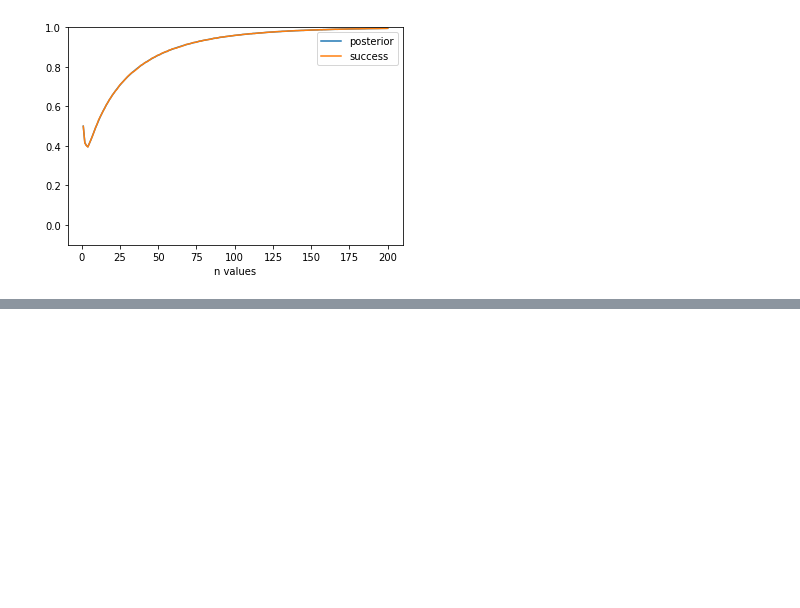
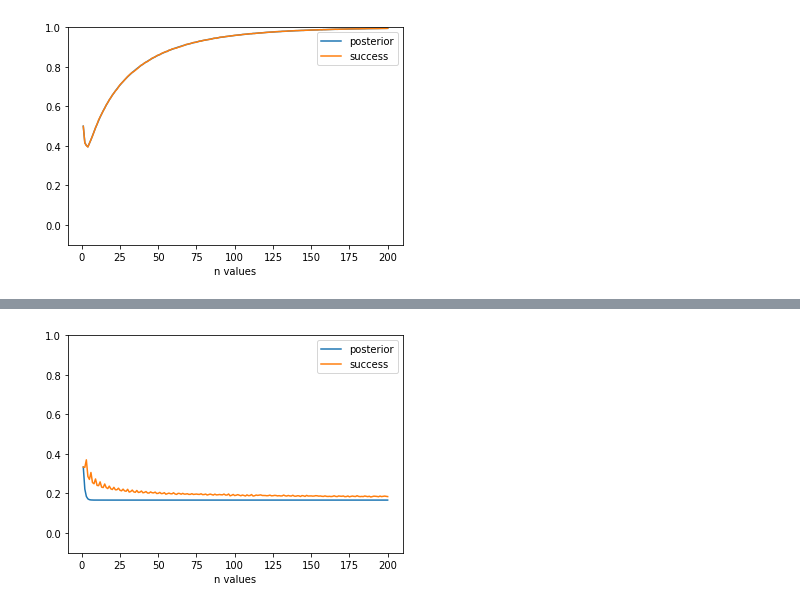
Before and after one commit to majk12/pbv, a Jupyter notebook: exp.ipynb, the cells around one changed output, grey strips where cells are left out. Saved outputs shown, nothing was run; the diff lists cells and outputs as text; code cells hidden in the pictures; blank space fills up the shorter version.

```diff
--- a/exp.ipynb
+++ b/exp.ipynb
@@ -310,4 +332,6 @@ df_exp_uni
 # %%
 df_exp_uni.to_csv(r'data\df_exp_uni.csv', index = None, header=True)
 # %%
-graph_bayes_exp(n_range, k, probs, df_exp_uni)
+graph_bayes_exp(n_range, df_exp_uni)
+# %% [output]
+[figure, added]
```
Also changed, not shown: parts of 9 cells of this notebook.
